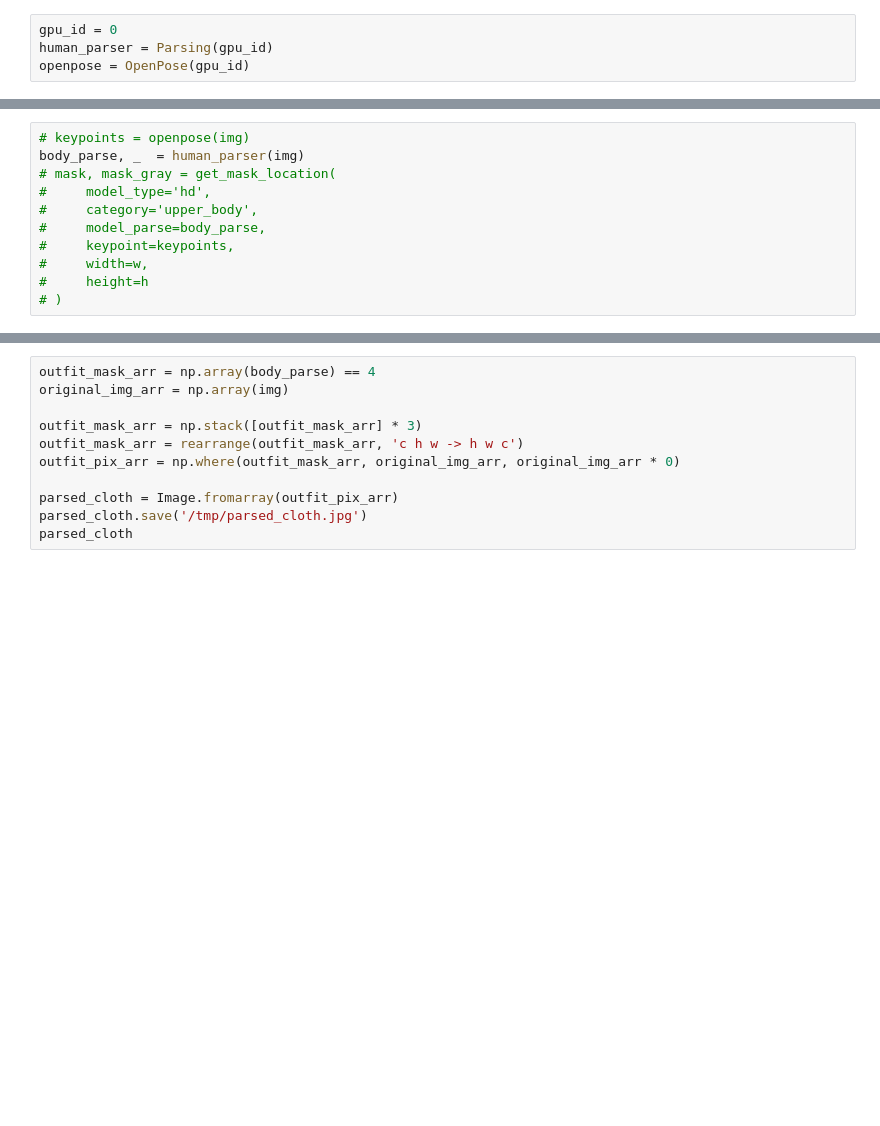
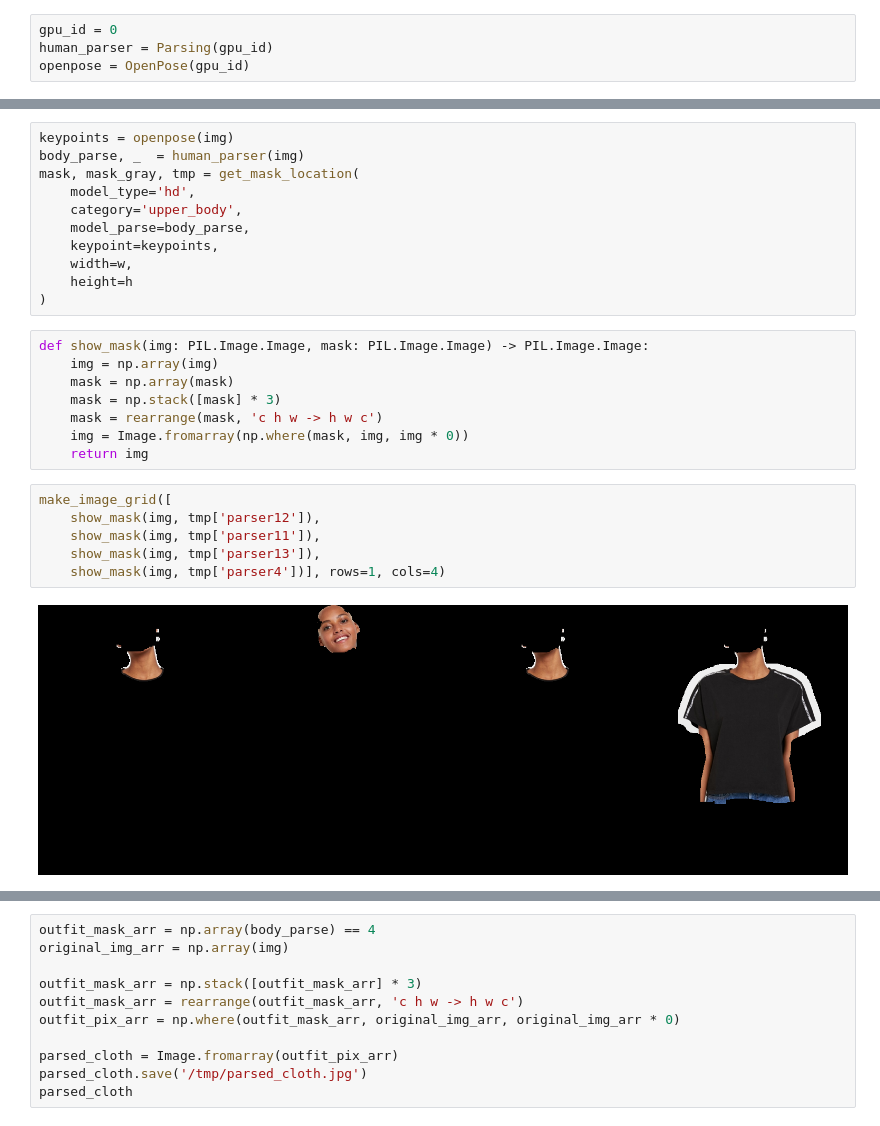
Before and after one commit to hosjiu1702/H-engine, a Jupyter notebook: notebooks/__parse_agnostic_mask.ipynb, the cells around one changed output, grey strips where cells are left out. Drawn from its saved outputs; the diff is of its cells as text; blank space fills up the shorter version.

```diff
--- a/notebooks/__parse_agnostic_mask.ipynb
+++ b/notebooks/__parse_agnostic_mask.ipynb
@@ -21,11 +27,27 @@ img
 # %%
-# keypoints = openpose(img)
+keypoints = openpose(img)
 body_parse, _  = human_parser(img)
-# mask, mask_gray = get_mask_location(
-#     model_type='hd',
-#     category='upper_body',
-#     model_parse=body_parse,
-#     keypoint=keypoints,
-#     width=w,
-#     height=h
-# )
+mask, mask_gray, tmp = get_mask_location(
+    model_type='hd',
+    category='upper_body',
+    model_parse=body_parse,
+    keypoint=keypoints,
+    width=w,
+    height=h
+)
+# %%
+def show_mask(img: PIL.Image.Image, mask: PIL.Image.Image) -> PIL.Image.Image:
+    img = np.array(img)
+    mask = np.array(mask)
+    mask = np.stack([mask] * 3)
+    mask = rearrange(mask, 'c h w -> h w c')
+    img = Image.fromarray(np.where(mask, img, img * 0))
+    return img
+# %%
+make_image_grid([
+    show_mask(img, tmp['parser12']),
+    show_mask(img, tmp['parser11']),
+    show_mask(img, tmp['parser13']),
+    show_mask(img, tmp['parser4'])], rows=1, cols=4)
+# %% [output]
+[figure, added]
```
Also changed, not shown: parts of 16 cells of this notebook, 2 other files.
